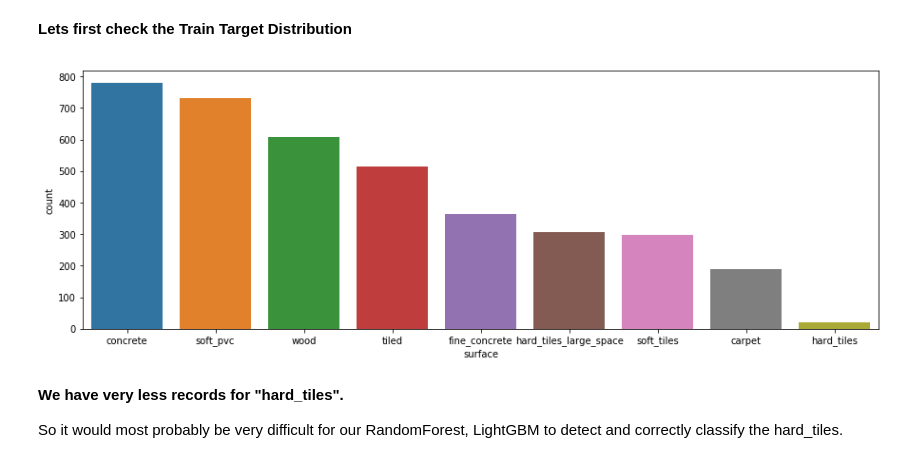
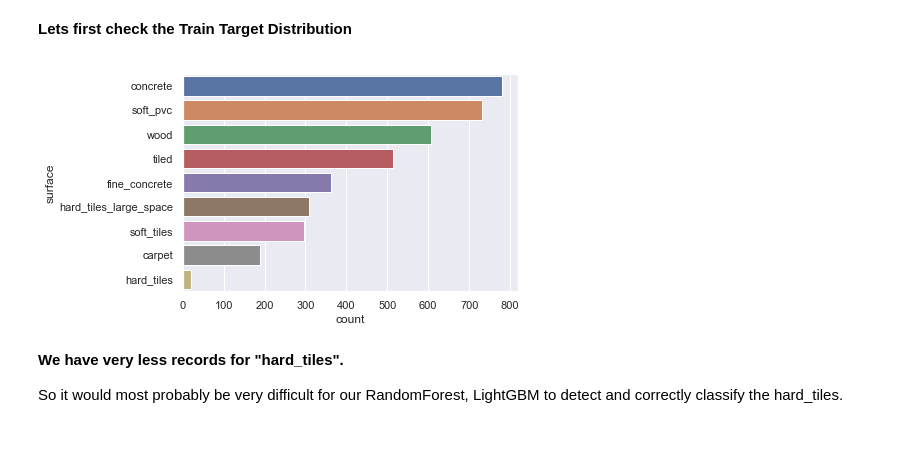
Before and after one commit to gonultasbu/kaggle_careercon_2019, a Jupyter notebook: 73v2.ipynb, the cells around one changed output. Saved outputs shown, nothing was run; the diff lists cells and outputs as text; code cells hidden in the pictures.

```diff
--- a/73v2.ipynb
+++ b/73v2.ipynb
@@ -119,11 +120,13 @@ Decreased by 69.2%
 # %% [markdown]
 **Lets first check the Train Target Distribution**
 # %%
-plt.figure(figsize=(15, 5))
-sns.countplot(label['surface'], order=label.surface.value_counts().index)
+sns.set(style='darkgrid')
+sns.countplot(y = 'surface',
+              data = label,
+              order = label['surface'].value_counts().index)
 plt.show()
 # %% [output]
-[figure, old version]
+[figure, new version]
 # %% [markdown]
 **We have very less records for "hard_tiles".**
 
```
Also changed, not shown: parts of 12 cells of this notebook, 1 other file.
